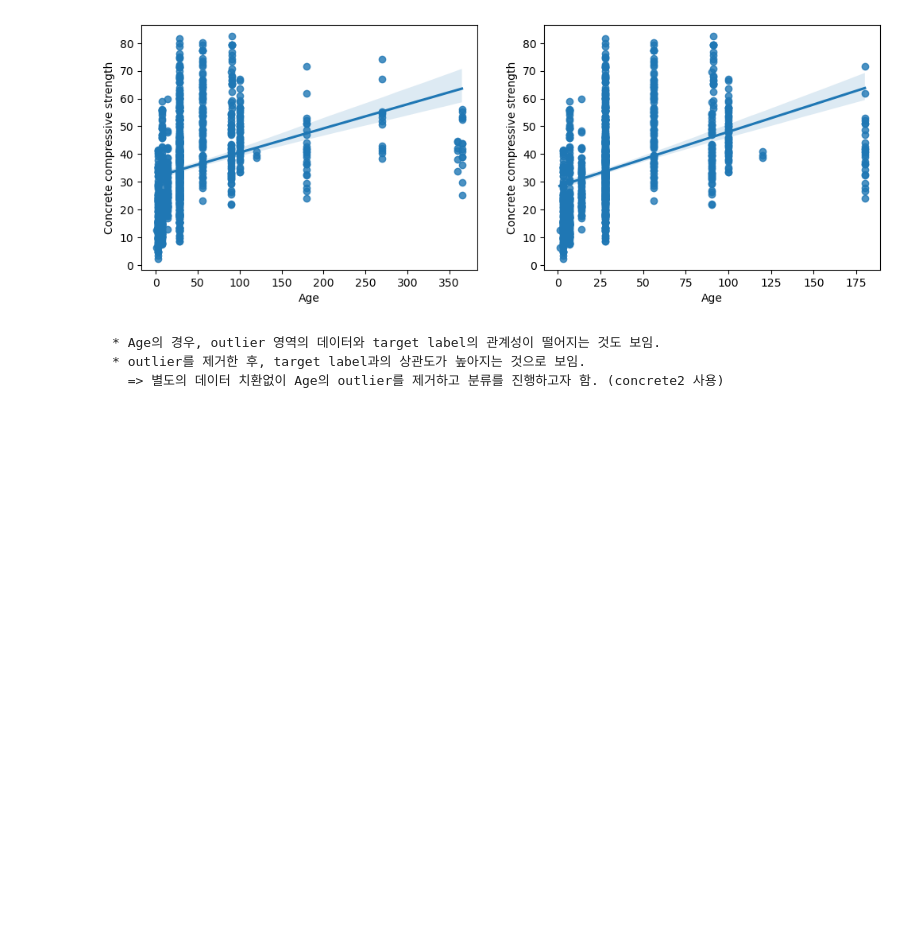
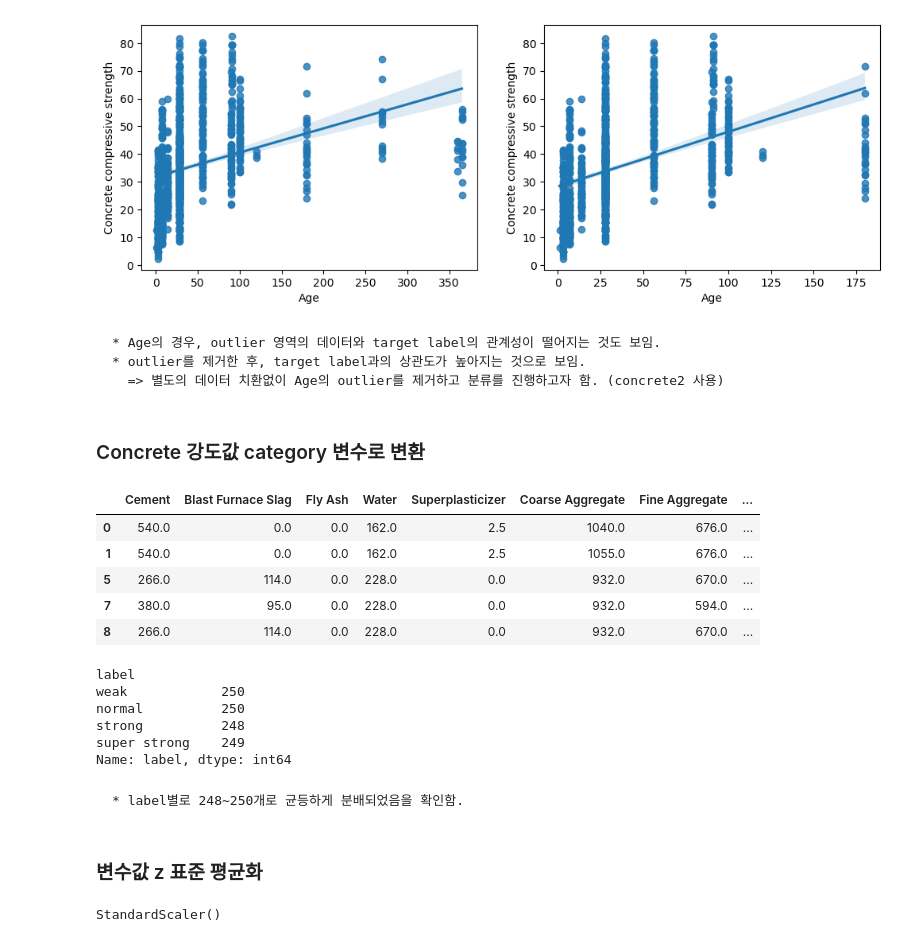
Before and after one commit to bonecar1216/Python_study, a Jupyter notebook: ML/ML_Study/kNN_NB.ipynb, the cells around one changed output. Saved outputs shown, nothing was run; the diff lists cells and outputs as text; code cells hidden in the pictures; blank space fills up the shorter version.

```diff
--- a/ML/ML_Study/kNN_NB.ipynb
+++ b/ML/ML_Study/kNN_NB.ipynb
@@ -187,3 +191,31 @@ sns.regplot(data = concrete2, x = 'Age', y = 'Concrete compressive strength', ax
     * Age의 경우, outlier 영역의 데이터와 target label의 관계성이 떨어지는 것도 보임.
     * outlier를 제거한 후, target label과의 상관도가 높아지는 것으로 보임.
       => 별도의 데이터 치환없이 Age의 outlier를 제거하고 분류를 진행하고자 함. (concrete2 사용)
+# %% [markdown]
+### Concrete 강도값 category 변수로 변환
+# %%
+# Concrete compressive strength를 4개의 category변수로 바꿔서 분류 알고리즘에 적용하고자 함.
+Strength_class = ['weak', 'normal', 'strong', 'super strong']
+concrete3 = concrete2.copy()
+concrete3['label'] = pd.qcut(concrete3['Concrete compressive strength'], 4, labels = Strength_class)
+concrete3.head()
+# %% [output]
+|  | Cement | Blast Furnace Slag | Fly Ash | Water | Superplasticizer | Coarse Aggregate | Fine Aggregate | ... |
+| 0 | 540.0 | 0.0 | 0.0 | 162.0 | 2.5 | 1040.0 | 676.0 | ... |
+| 1 | 540.0 | 0.0 | 0.0 | 162.0 | 2.5 | 1055.0 | 676.0 | ... |
+| 5 | 266.0 | 114.0 | 0.0 | 228.0 | 0.0 | 932.0 | 670.0 | ... |
+| 7 | 380.0 | 95.0 | 0.0 | 228.0 | 0.0 | 932.0 | 594.0 | ... |
+| 8 | 266.0 | 114.0 | 0.0 | 228.0 | 0.0 | 932.0 | 670.0 | ... |
+# %%
+concrete3.groupby(['label'])['label'].count()
+# %% [output]
+label
+weak            250
+normal          250
+strong          248
+super strong    249
+Name: label, dtype: int64
+# %% [markdown]
+    * label별로 248~250개로 균등하게 분배되었음을 확인함.
+# %% [markdown]
+### 변수값 z 표준 평균화
@@ -189,0 +225,4 @@ sns.regplot(data = concrete2, x = 'Age', y = 'Concrete compressive strength', ax
+# %%
+std_scaler.fit(concrete3.iloc[:,:-2])
+# %% [output]
+StandardScaler()
```
Also changed, not shown: parts of 21 cells of this notebook, 1 other file.
